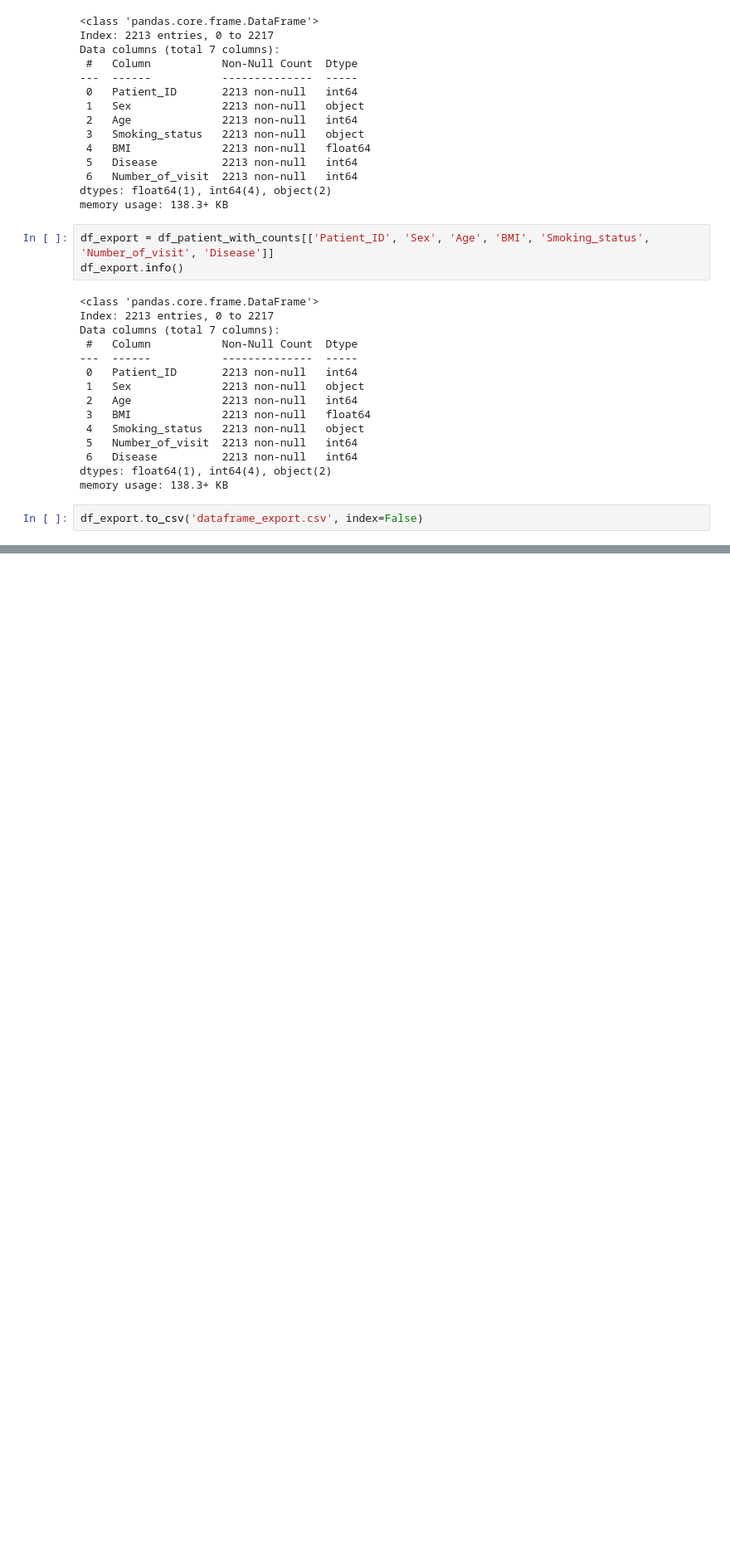
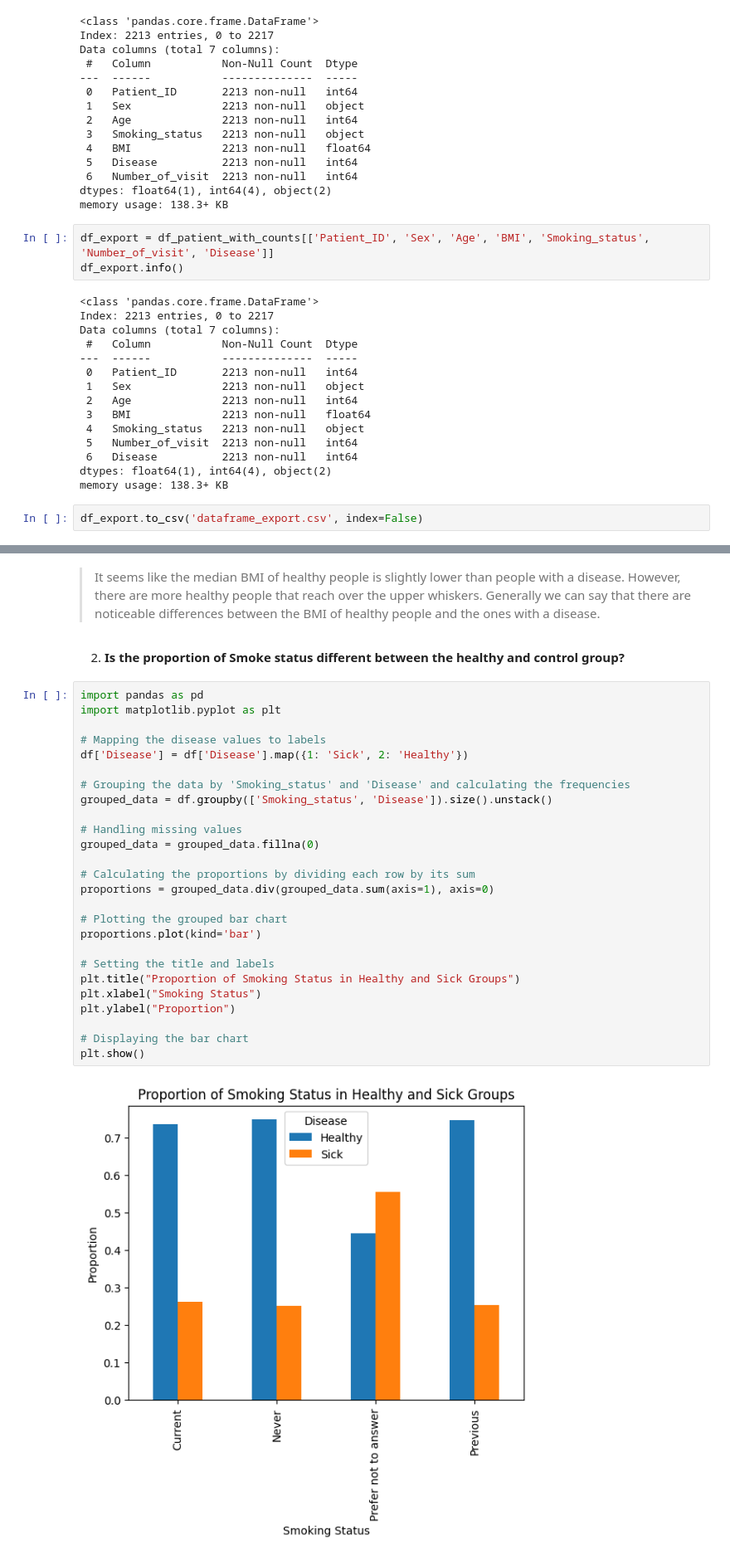
Before and after one commit to julian-lh/THL-Abgaben, a Jupyter notebook: Data-Science/7_Data_Clean/7_Data_Clean.ipynb, the cells around one changed output, grey strips where cells are left out. Shown at 83% size. Cells and saved outputs as stored; diff of their text form; blank space fills up the shorter version.

```diff
--- a/Data-Science/7_Data_Clean/7_Data_Clean.ipynb
+++ b/Data-Science/7_Data_Clean/7_Data_Clean.ipynb
@@ -351,0 +393,33 @@ df_export.to_csv('dataframe_export.csv', index=False)
+# %% [markdown]
+> It seems like the median BMI of healthy people is slightly lower than people with a disease. However, there are more healthy people that reach over the upper whiskers.
+Generally we can say that there are noticeable differences between the BMI of healthy people and the ones with a disease.
+# %% [markdown]
+2. **Is the proportion of Smoke status different between the healthy and control group?**
+# %%
+import pandas as pd
+import matplotlib.pyplot as plt
+
+# Mapping the disease values to labels
+df['Disease'] = df['Disease'].map({1: 'Sick', 2: 'Healthy'})
+
+# Grouping the data by 'Smoking_status' and 'Disease' and calculating the frequencies
+grouped_data = df.groupby(['Smoking_status', 'Disease']).size().unstack()
+
+# Handling missing values
+grouped_data = grouped_data.fillna(0)
+
+# Calculating the proportions by dividing each row by its sum
+proportions = grouped_data.div(grouped_data.sum(axis=1), axis=0)
+
+# Plotting the grouped bar chart
+proportions.plot(kind='bar')
+
+# Setting the title and labels
+plt.title("Proportion of Smoking Status in Healthy and Sick Groups")
+plt.xlabel("Smoking Status")
+plt.ylabel("Proportion")
+
+# Displaying the bar chart
+plt.show()
+# %% [output]
+[figure, added]
```
Also changed, not shown: parts of 13 cells of this notebook.
